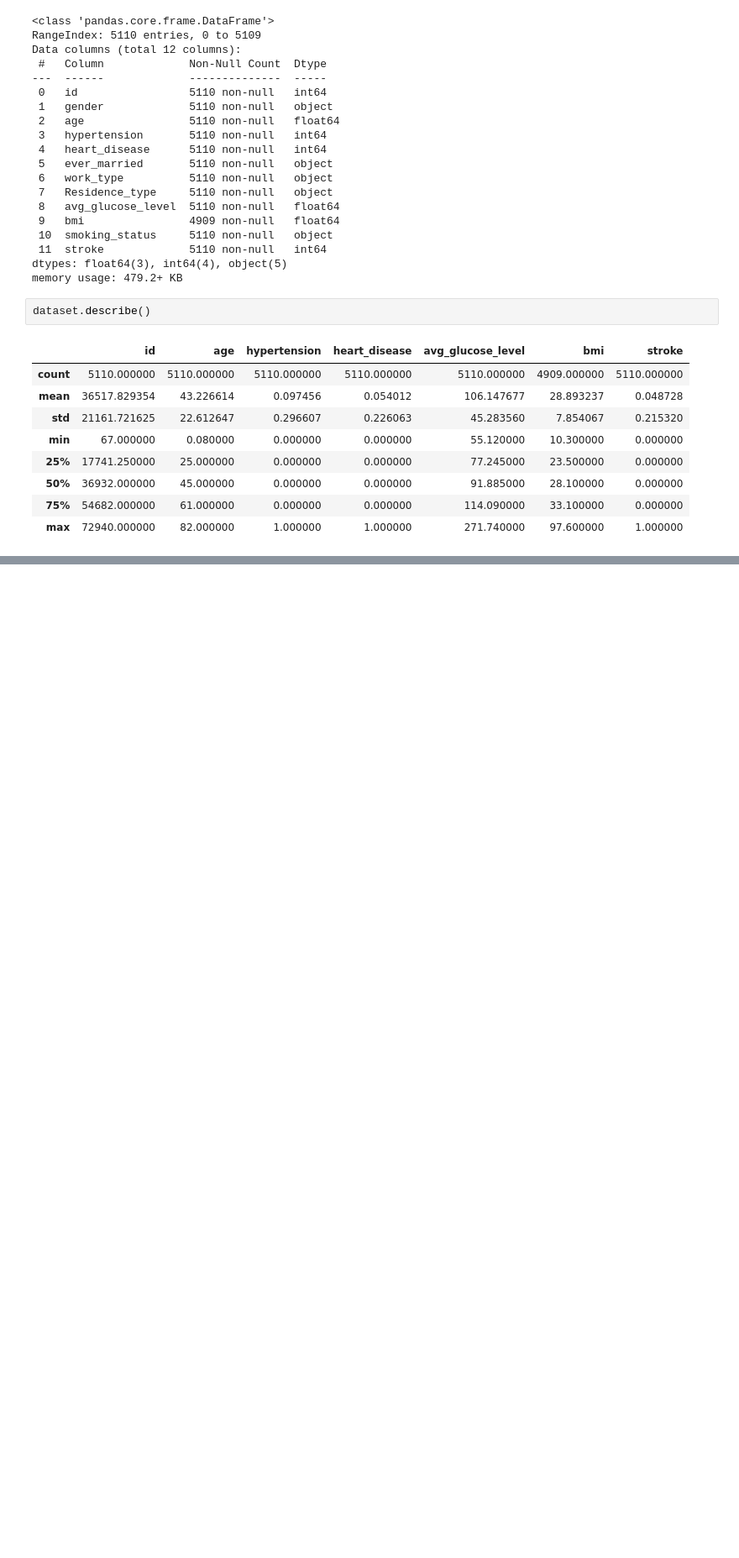
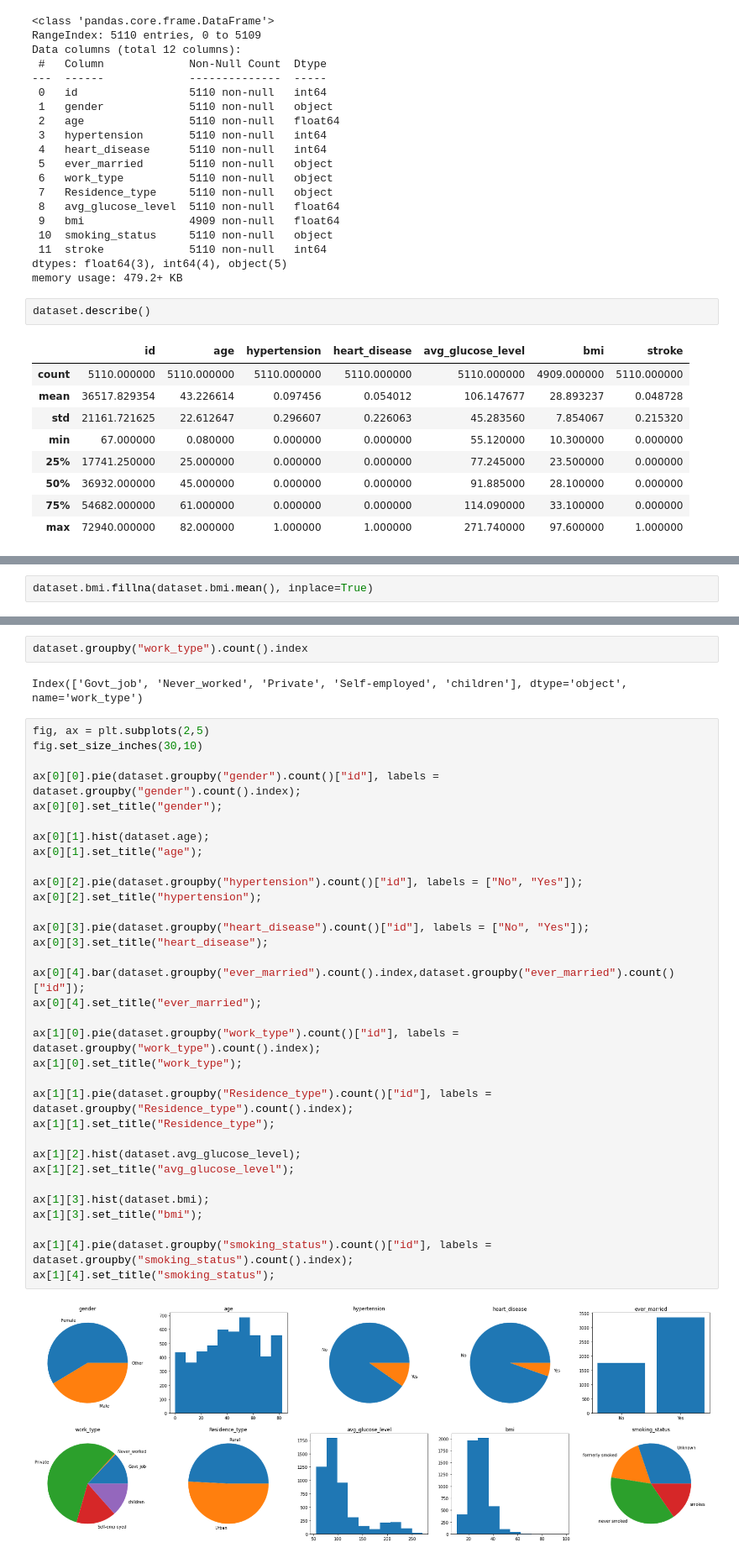
Before and after one commit to Requiem98/FDS-FinalProject, a Jupyter notebook: main.ipynb, the cells around one changed output, grey strips where cells are left out. Shown at 84% size. Drawn from its saved outputs; the diff is of its cells as text; blank space fills up the shorter version.

```diff
--- a/main.ipynb
+++ b/main.ipynb
@@ -92,0 +75,2 @@ Name: smoking_status, Length: 5110, dtype: object
+# %%
+dataset.bmi.fillna(dataset.bmi.mean(), inplace=True)
@@ -92,0 +85,39 @@ Name: smoking_status, Length: 5110, dtype: object
+# %%
+dataset.groupby("work_type").count().index
+# %% [output]
+Index(['Govt_job', 'Never_worked', 'Private', 'Self-employed', 'children'], dtype='object', name='work_type')
+# %%
+fig, ax = plt.subplots(2,5)
+fig.set_size_inches(30,10)
+
+ax[0][0].pie(dataset.groupby("gender").count()["id"], labels = dataset.groupby("gender").count().index);
+ax[0][0].set_title("gender");
+
+ax[0][1].hist(dataset.age);
+ax[0][1].set_title("age");
+
+ax[0][2].pie(dataset.groupby("hypertension").count()["id"], labels = ["No", "Yes"]);
+ax[0][2].set_title("hypertension");
+
+ax[0][3].pie(dataset.groupby("heart_disease").count()["id"], labels = ["No", "Yes"]);
+ax[0][3].set_title("heart_disease");
+
+ax[0][4].bar(dataset.groupby("ever_married").count().index,dataset.groupby("ever_married").count()["id"]);
+ax[0][4].set_title("ever_married");
+
+ax[1][0].pie(dataset.groupby("work_type").count()["id"], labels = dataset.groupby("work_type").count().index);
+ax[1][0].set_title("work_type");
+
+ax[1][1].pie(dataset.groupby("Residence_type").count()["id"], labels = dataset.groupby("Residence_type").count().index);
+ax[1][1].set_title("Residence_type");
+
+ax[1][2].hist(dataset.avg_glucose_level);
+ax[1][2].set_title("avg_glucose_level");
+
+ax[1][3].hist(dataset.bmi);
+ax[1][3].set_title("bmi");
+
+ax[1][4].pie(dataset.groupby("smoking_status").count()["id"], labels = dataset.groupby("smoking_status").count().index);
+ax[1][4].set_title("smoking_status");
+# %% [output]
+[figure, added]
```
Also changed, not shown: parts of 9 cells of this notebook, 1 other file.
